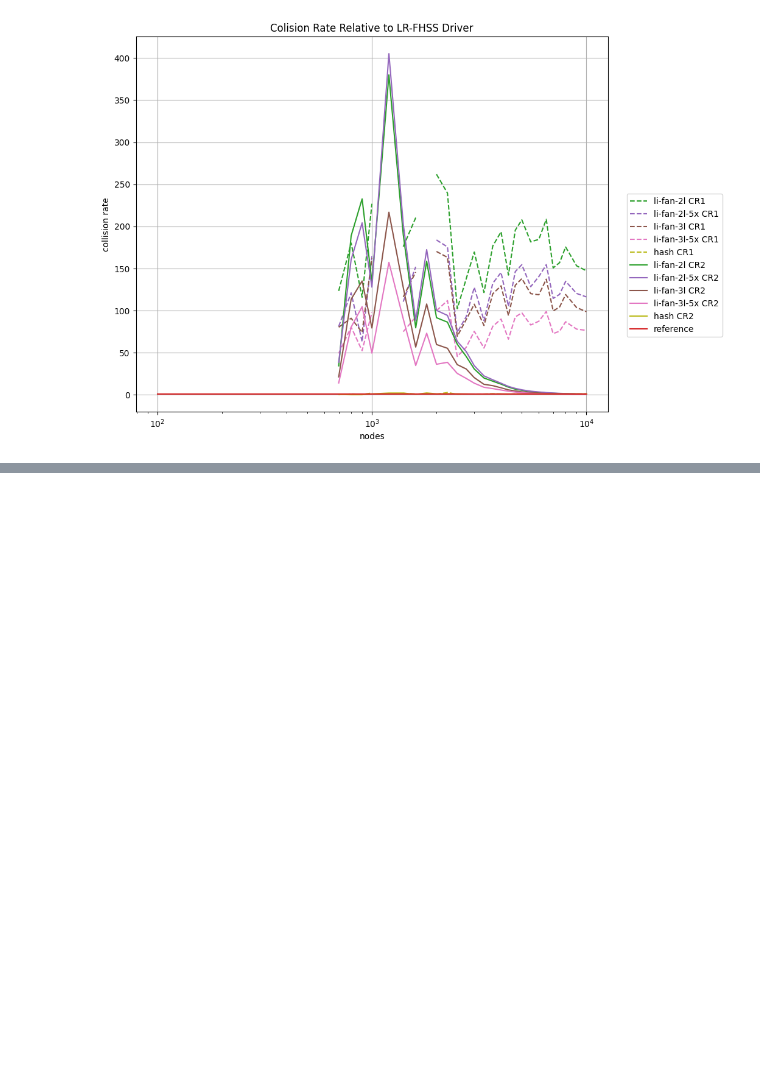
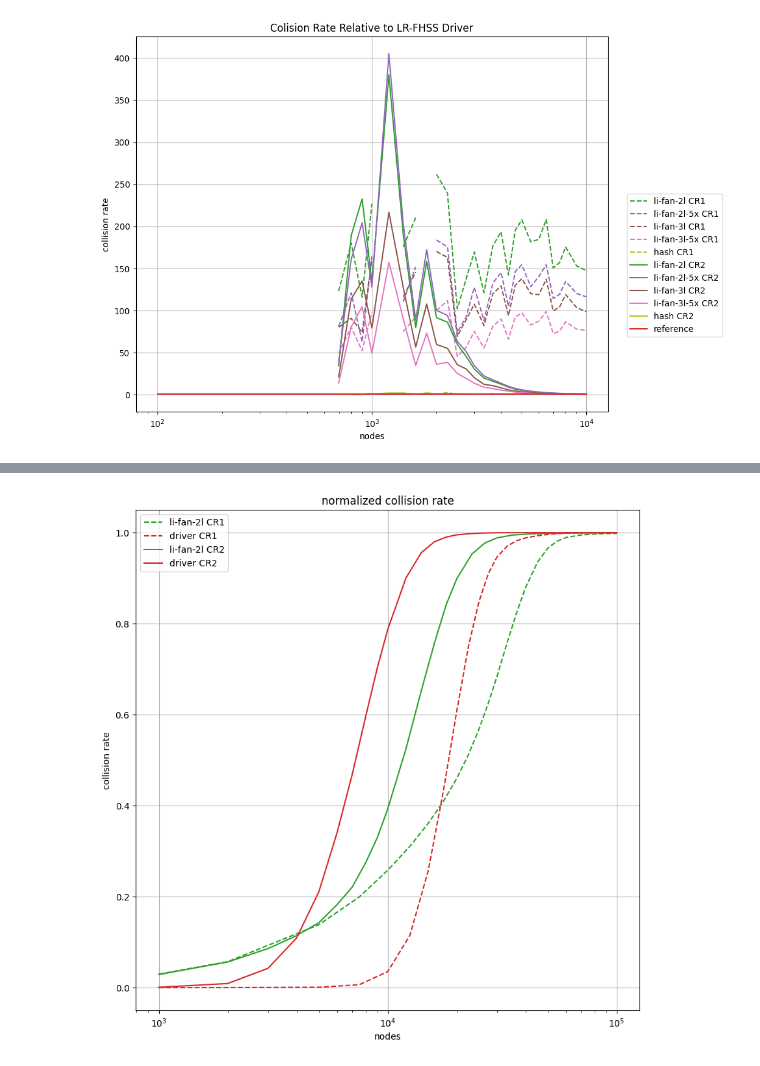
Before and after one commit to diegomm6/lr-fhss_seq-families, a Jupyter notebook: plots.ipynb, the cells around one changed output, grey strips where cells are left out. Drawn from its saved outputs; the diff is of its cells as text; code cells hidden in the pictures; blank space fills up the shorter version.

```diff
--- a/plots.ipynb
+++ b/plots.ipynb
@@ -198,0 +252,24 @@ plt.show()
+# %%
+dataGranularityGR8 = pd.read_csv('dataGR8.csv', index_col=0, header=None).T
+nodesCR1 = dataGranularityGR8['nodesCR1'].to_numpy()
+nodesCR2 = dataGranularityGR8['nodesCR2'].to_numpy()
+
+plt.figure(figsize=(10,10))
+
+plt.plot(nodesCR1, dataGranularityGR8['li-fan-2l-CR1'], label=f'li-fan-2l CR1', color='#2ca02c', linestyle='dashed')
+plt.plot(nodesCR1, dataGranularityGR8['lr-fhss-driver-CR1'], label=f'driver CR1', color='#d62728', linestyle='dashed')
+
+plt.plot(nodesCR2, dataGranularityGR8['li-fan-2l-CR2'], label=f'li-fan-2l CR2', color='#2ca02c')
+plt.plot(nodesCR2, dataGranularityGR8['lr-fhss-driver-CR2'], label=f'driver CR2', color='#d62728')
+
+plt.title('normalized collision rate')
+plt.xlabel('nodes')
+plt.xscale('log')
+plt.ylabel('collision rate')
+#plt.xlim(8e3,5e4)
+#plt.ylim(.2,.8)
+plt.grid()
+plt.legend()
+plt.show()
+# %% [output]
+[figure, added]
```
Also changed, not shown: parts of 7 cells of this notebook, 12 other files.
